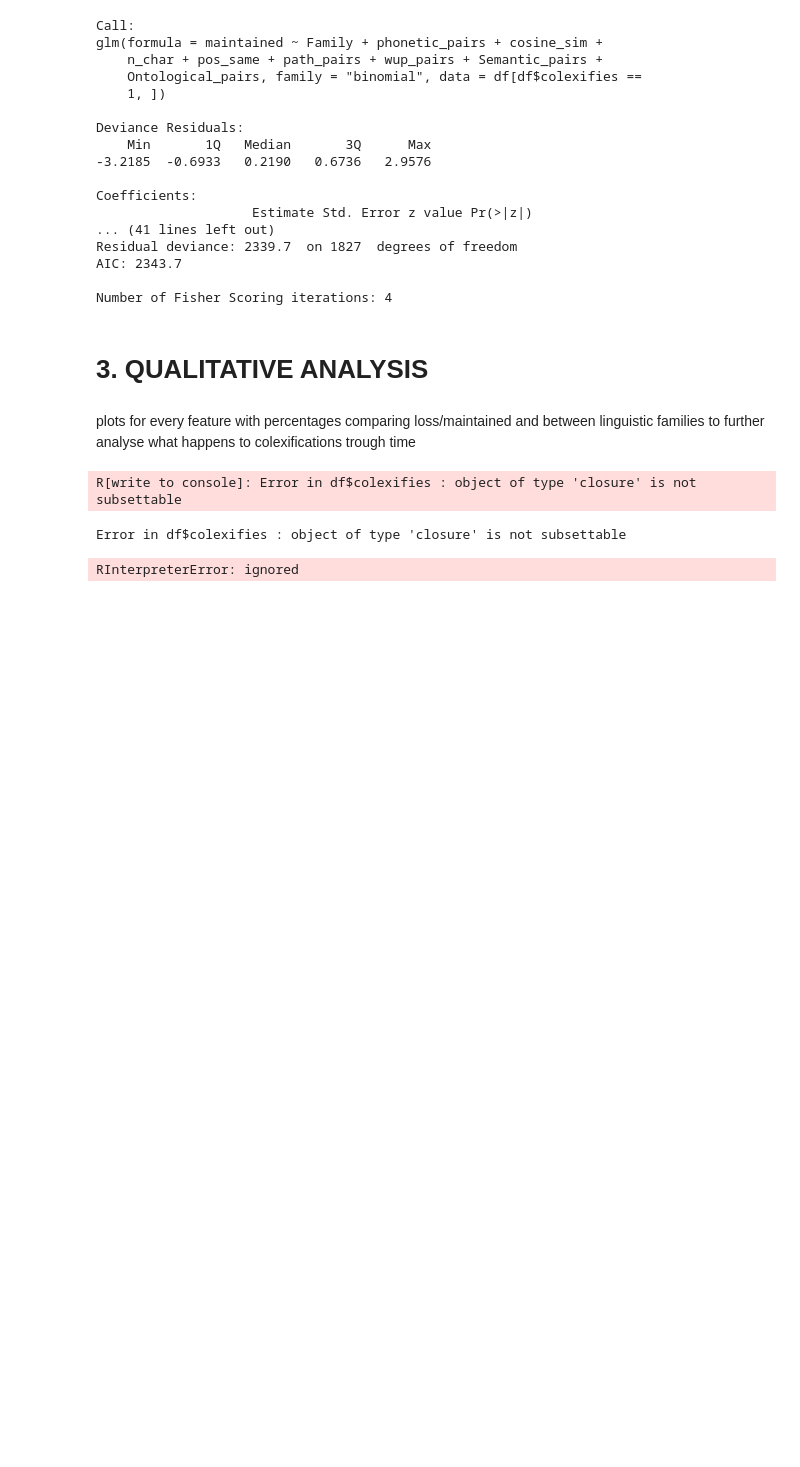
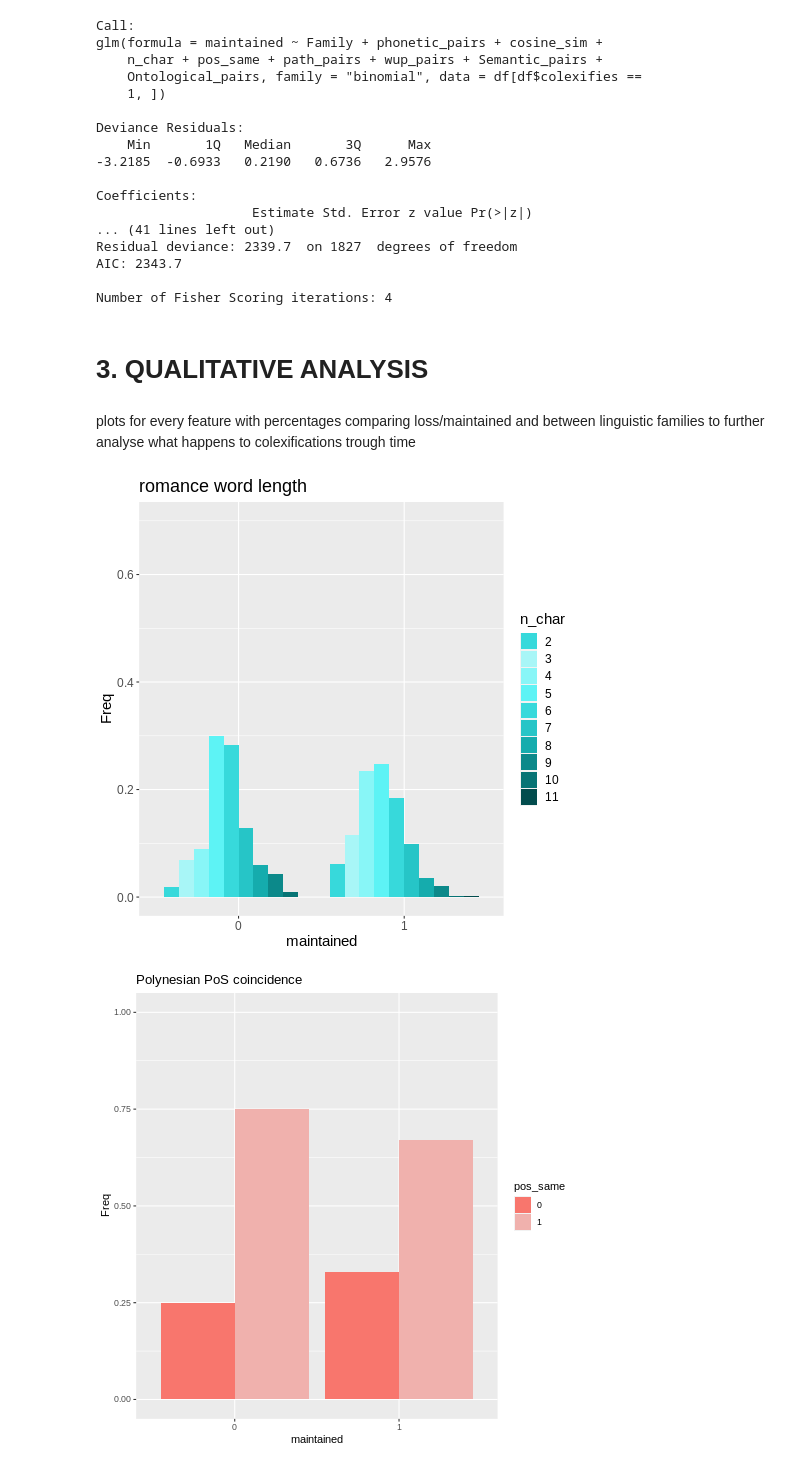
Before and after one commit to LuciaPitarch/Colexification-Patterns, a Jupyter notebook: 4_Data_analysis_and_visualization.ipynb, the cells around one changed output. Cells and saved outputs as stored; diff of their text form; code cells hidden in the pictures; blank space fills up the shorter version.

```diff
--- a/4_Data_analysis_and_visualization.ipynb
+++ b/4_Data_analysis_and_visualization.ipynb
@@ -123,8 +123,8 @@ Now for the best model, train and test it 10 times to check for accuracy and rob
 
 #logreg model
 #before doing the log reg standardize variables to make them more comparable
-st_vars <- c('phonetic_pairs', 'n_char', 'path_pairs', 'wup_pairs')
-df[, st_vars] <- lapply(scale(df[, st_vars]))
+st_vars <- c('phonetic_pairs', 'n_char', 'path_pairs', 'wup_pairs', 'cosine_sim')
+df[st_vars] <- lapply(df[st_vars], function(x) c(scale(x)))
 
 #model1:all features, loss/maintained
 
@@ -265,25 +283,56 @@ Number of Fisher Scoring iterations: 4
 plots for every feature with percentages comparing loss/maintained and between linguistic families to further analyse what happens to colexifications trough time
 # %%
 %%R
-#quantitative analysis
+
+library(ggplot2)
+#qualitative analysis
 #first select just the attested colexifications and split the df into polynesian and romance
 attested_colex = df[df$colexifies ==1, ]
-pol_att = attested_colex[attested_colex$Family=='Indo-European',]
-rom_att = attested_colex[attested_colex$Family=='Proto Polynesian',]
+rom_att = attested_colex[attested_colex$Family=='Indo-European',]
+pol_att = attested_colex[attested_colex$Family=='Austronesian',]
 
 #turn count data into proportions for a better comparison
-#change DF, var1 and var2 and title parameters to the chosen ones
-counts <- table(pol_att$maintained, pol_att$n_char, dnn=c(maintained, n_char))
-props <- (prop.table(counts,2))
+#change DF, var1 and var2 and title parameters to the chosen ones (n_char, phonetic similarity, pos, ontological, semantic)
+counts <- table(rom_att$maintained, rom_att$n_char, dnn=c('maintained', 'n_char'))
+props <- (prop.table(counts,1))
 props <- as.data.frame(props)
+props <- props[0:20,]
 #plot the data
-ggplot(props, aes(x='maintained', y=Freq, fill='n_char')) +
+
+red_gradient = c("#f23c30", "#f09892", "#f07b73", "#f2635a", "#f23c30",
+                  "#b32b22", "#91221a", "#691913", "#400f0b", "#e3b7b3")
+blue_gradient = c("#37d9db", "#a8f6f7", "#88f6f7", "#5df3f5", "#37d9db",
+                  "#26c5c7", "#15acad", "#0c898a", "#077475", "#024c4d")
+p1<- ggplot(props, aes(x=maintained, y=Freq, fill=n_char)) +
   geom_col(position='dodge') +
-  ggtitle('polynesian n_char')
+  ylim(0.0, 0.7) +
+  ggtitle('romance word length') +
+  theme(text = element_text(size = 15))
+
+
+print(p1 + scale_fill_manual(values = blue_gradient))
+
+#plot for continuous variables(wup pairs, path pairs, cosine similarity)
+p2 <- ggplot(attested_colex, aes(x=maintained, y=wup_pairs, fill=Family)) +
+  geom_boxplot() +
+  ylim(0.0, 1.0) +
+  ggtitle('wup_pairs')
+p2
+
+#plot binary variables
+pol_c <- c("#F8766D", "#F0B1AD")
+rom_c <- c("#00BFC4", "#BEE9EB")
+counts <- table(pol_att$maintained, pol_att$pos_same, dnn=c('maintained', 'pos_same'))
+props <- (prop.table(counts,1))
+props <- as.data.frame(props)
+p3<- ggplot(props, aes(x=maintained, y=Freq, fill=pos_same)) +
+  geom_col(position='dodge') +
+  ylim(0.0, 1.0) +
+  ggtitle('Polynesian PoS coincidence')
+p3 + scale_fill_manual(values = pol_c)
 # %% [output]
-R[write to console]: Error in df$colexifies : object of type 'closure' is not subsettable
-Error in df$colexifies : object of type 'closure' is not subsettable
-RInterpreterError: ignored
+[figure, added]
+[figure, added]
 # %%
 # some data reorganization to facilitate plot creation
 pol_att = polynesian_df[polynesian_df['colexifies']==1]
```
Also changed, not shown: parts of 2 cells of this notebook.
